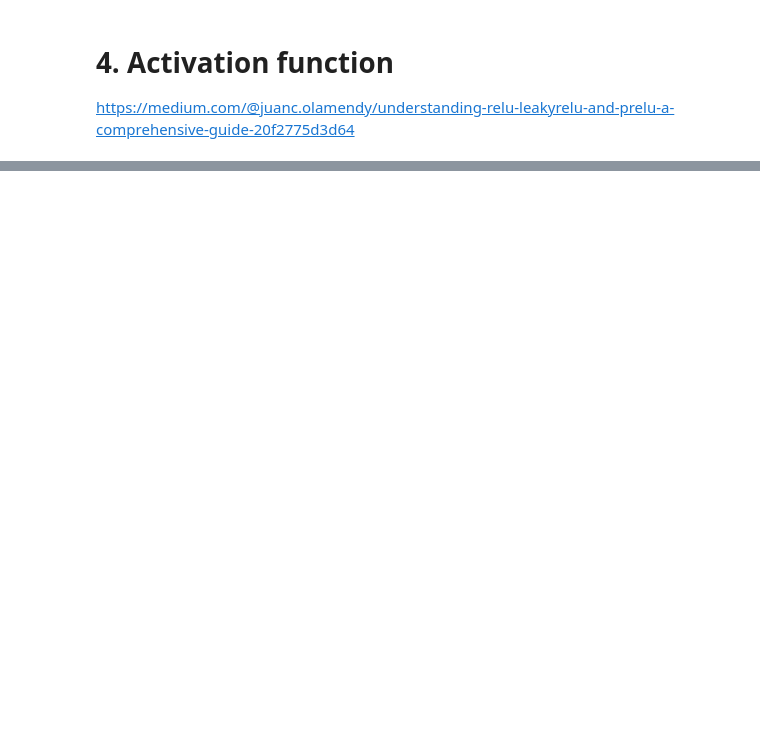
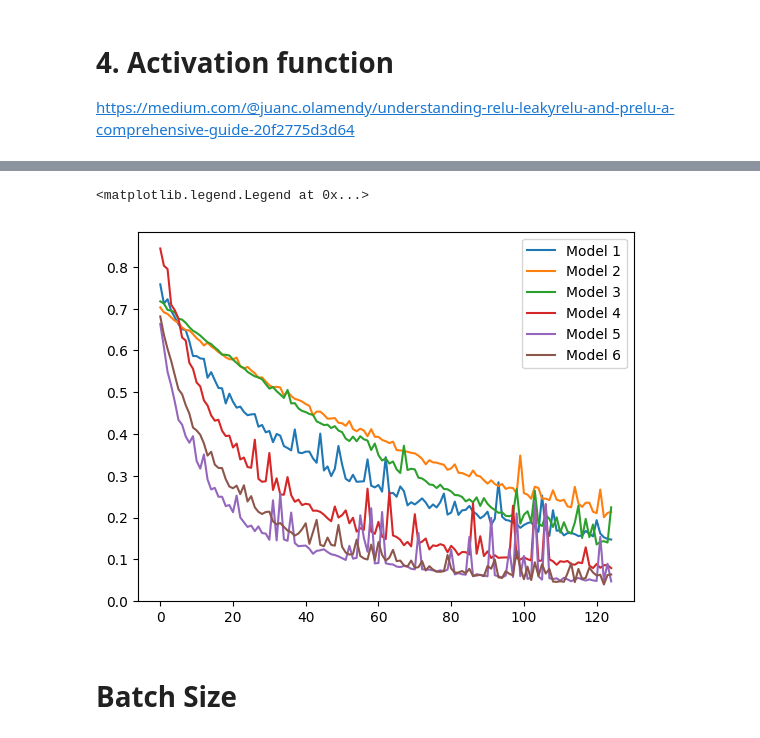
Before and after one commit to pm012/DataScience_sandbox, a Jupyter notebook: notebooks/module9/module_9_1_Hyperparameter_Optimization.ipynb, the cells around one changed output, grey strips where cells are left out. Cells and saved outputs as stored; diff of their text form; code cells hidden in the pictures; blank space fills up the shorter version.

```diff
--- a/notebooks/module9/module_9_1_Hyperparameter_Optimization.ipynb
+++ b/notebooks/module9/module_9_1_Hyperparameter_Optimization.ipynb
@@ -465,13 +463,18 @@ class FraudDetectionModel_6(nn.Module):
     def __init__(self):
         super().__init__()
         self.fc1 = nn.Linear(X_train.shape[1], 128*2)
-        self.prelu1 = nn.PReLU()
+        self.relu1 = nn.PReLU()
         self.fc2 = nn.Linear(128*2, 1)
         self.sigmoid = nn.Sigmoid()
 
     def forward(self, x):
         x = self.fc1(x)
-        x = self.prelu1(x)
+        x = self.relu1(x)
         x = self.fc2(x)
         x = self.sigmoid(x)
         return x
+# %%
+losses_experiment_6 = []
+# %%
+model_6 = FraudDetectionModel_6()
+run_experiment(model_6, losses_experiment_6, lr=0.02)
@@ -477,0 +489,21 @@ class FraudDetectionModel_6(nn.Module):
+# %%
+# Compare
+losses_expriment_1_mean = np.array(losses_expriment_1).mean(axis=0)
+losses_expriment_2_mean = np.array(losses_expriment_2).mean(axis=0)
+losses_experiment_3_mean = np.array(losses_experiment_3).mean(axis=0)
+losses_experiment_4_mean = np.array(losses_experiment_4).mean(axis=0)
+losses_experiment_5_mean = np.array(losses_experiment_5).mean(axis=0)
+losses_experiment_6_mean = np.array(losses_experiment_6).mean(axis=0)
+
+plt.plot(x_axis[:125], losses_expriment_1_mean[:125], label='Model 1')
+plt.plot(x_axis[:125], losses_expriment_2_mean[:125], label='Model 2')
+plt.plot(x_axis[:125], losses_experiment_3_mean[:125], label='Model 3')
+plt.plot(x_axis[:125], losses_experiment_4_mean[:125], label='Model 4')
+plt.plot(x_axis[:125], losses_experiment_5_mean[:125], label='Model 5')
+plt.plot(x_axis[:125], losses_experiment_6_mean[:125], label='Model 6')
+plt.legend()
+# %% [output]
+<matplotlib.legend.Legend at 0x...>
+[figure, added]
+# %% [markdown]
+# Batch Size
```
Also changed, not shown: parts of 27 cells of this notebook.
